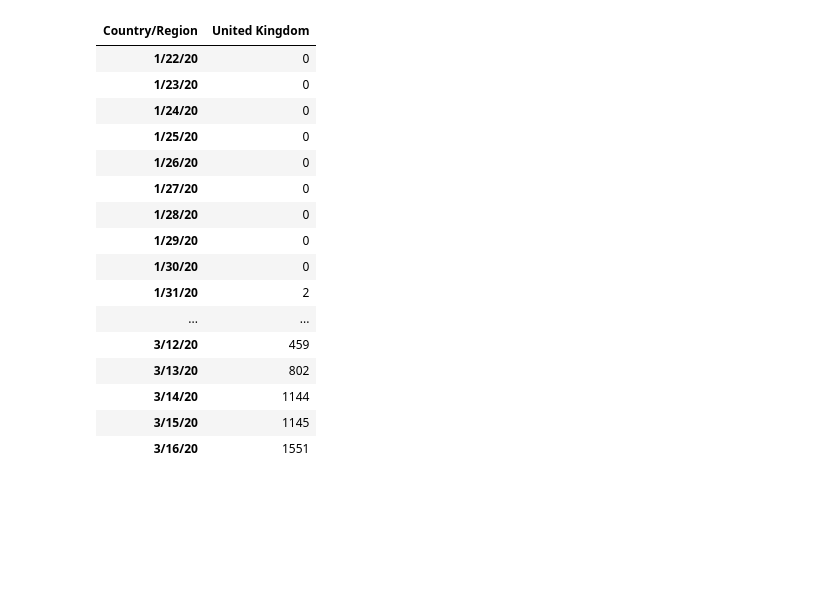
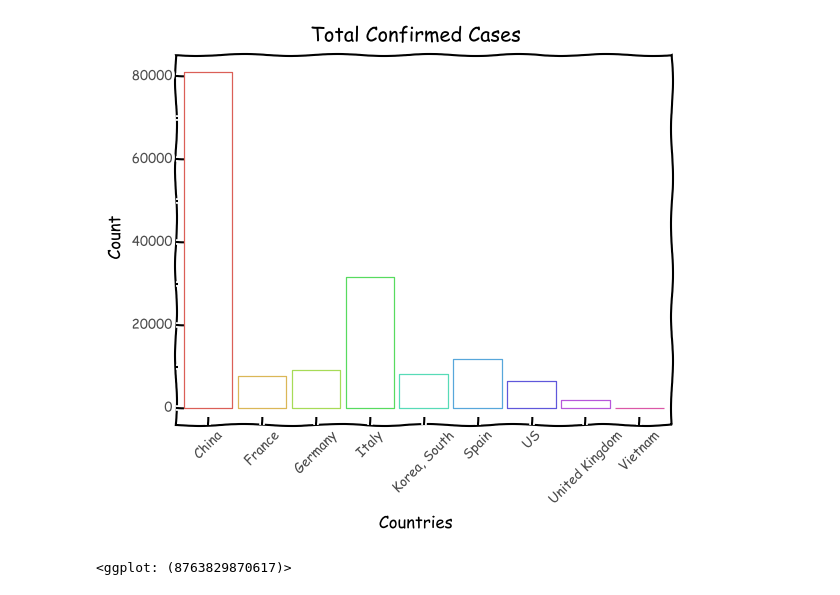
Before and after one commit to ashic/corona, a Jupyter notebook: notebooks/growth-rates.ipynb, the cells around one changed output. Saved outputs shown, nothing was run; the diff lists cells and outputs as text; code cells hidden in the pictures; blank space fills up the shorter version.

```diff
--- a/notebooks/growth-rates.ipynb
+++ b/notebooks/growth-rates.ipynb
@@ -151,20 +151,18 @@ p
-# %%
-countries_confirmed[['United Kingdom']]
-# %% [output]
-| Country/Region | United Kingdom |
-| 1/22/20 | 0 |
-| 1/23/20 | 0 |
-| 1/24/20 | 0 |
-| 1/25/20 | 0 |
-| 1/26/20 | 0 |
-| 1/27/20 | 0 |
-| 1/28/20 | 0 |
-| 1/29/20 | 0 |
-| 1/30/20 | 0 |
-| 1/31/20 | 2 |
-| ... | ... |
-| 3/12/20 | 459 |
-| 3/13/20 | 802 |
-| 3/14/20 | 1144 |
-| 3/15/20 | 1145 |
-| 3/16/20 | 1551 |
+# %%
+def plot_bar(df, countries, title):
+    df = df[countries].tail(1).T
+    df.columns = ['Count']
+    df.index.names = ['Country']
+    df = df.reset_index()
+
+    return  ggplot(df, aes(x='Country', y='Count', colour='Country')) + \
+                theme_xkcd() + ylab('Count') + ggtitle(title) + \
+                xlab("Countries") + geom_bar(stat='identity', fill='White') +\
+                theme(axis_text_x = element_text(angle=45)) + theme(legend_position = "none")
+# %%
+p = plot_bar(countries_confirmed, countries_to_focus, "Total Confirmed Cases")
+p.save('../charts/confirmed-cases.png', format="png")
+p
+# %% [output]
+[figure, added]
+<ggplot: (8763829870617)>
```
Also changed, not shown: parts of 17 cells of this notebook, 16 other files.
